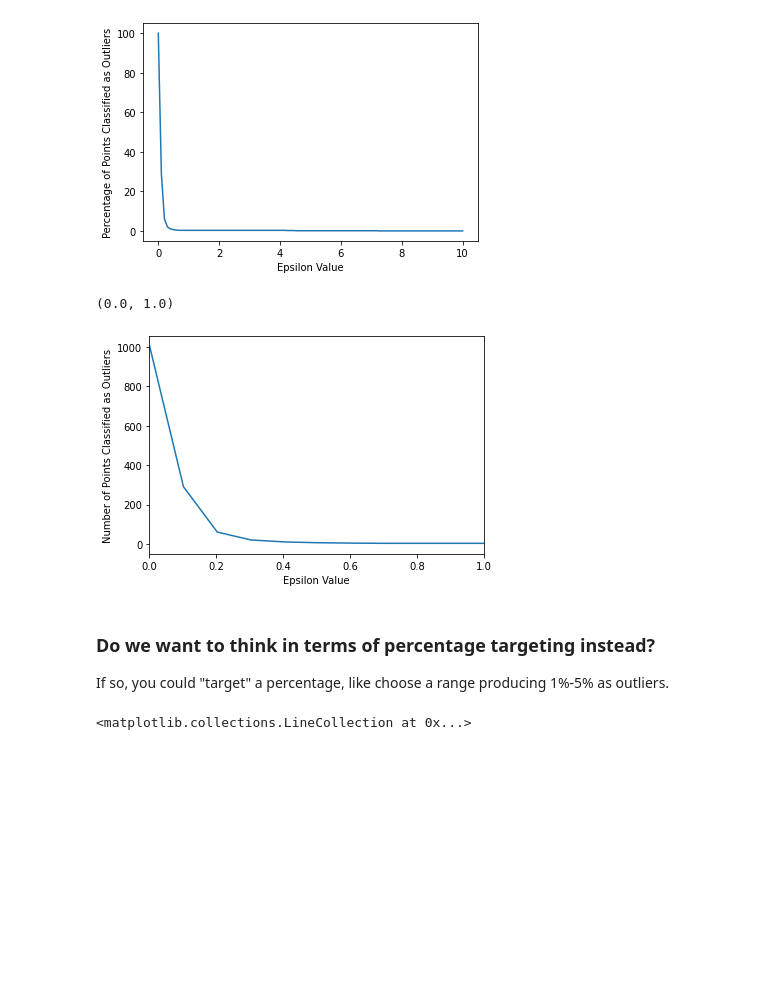
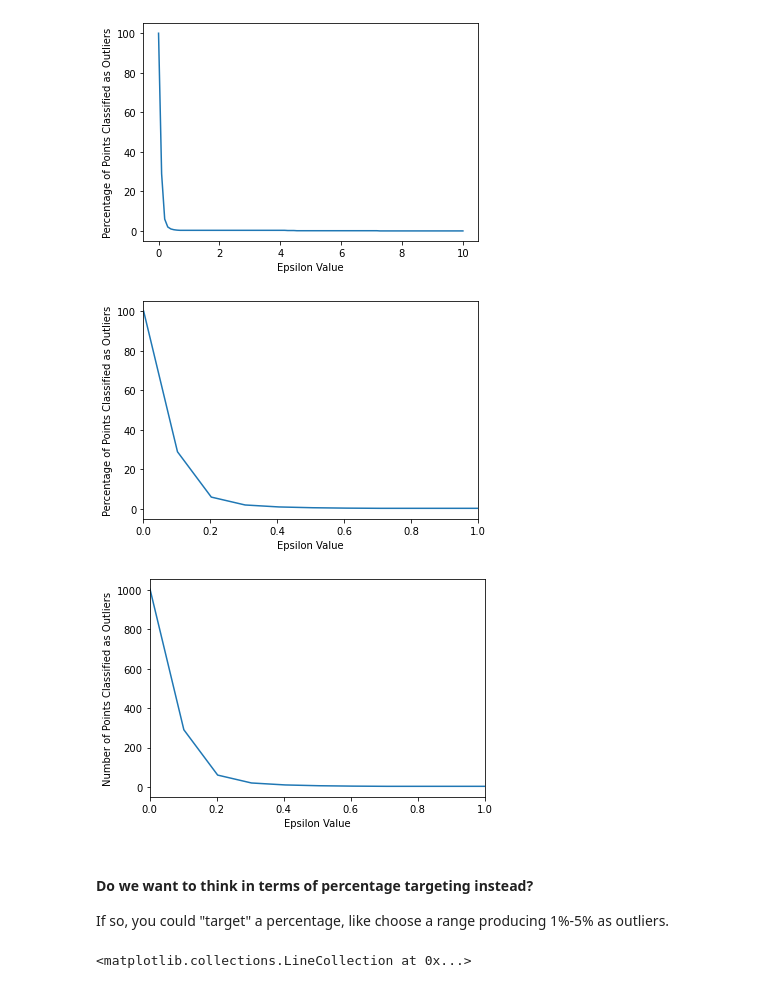
Before and after one commit to SimRey/Machine-Learning, a Jupyter notebook: Unsupervised Learning/DBSCAN/02-Hyperparameters.ipynb, the cells around one changed output. Drawn from its saved outputs; the diff is of its cells as text; code cells hidden in the pictures; blank space fills up the shorter version.

```diff
--- a/Unsupervised Learning/DBSCAN/02-Hyperparameters.ipynb
+++ b/Unsupervised Learning/DBSCAN/02-Hyperparameters.ipynb
@@ -116,16 +85,22 @@ plt.xlabel("Epsilon Value")
 # %% [output]
 Text(0.5, 0, 'Epsilon Value')
 [figure]
+# %%
+plt.plot(x_vals,outlier_percent)
+plt.ylabel("Percentage of Points Classified as Outliers")
+plt.xlabel("Epsilon Value")
+plt.xlim(0,1);
+# %% [output]
+[figure, added]
 # %%
-sns.lineplot(x=np.linspace(0.001,10,100),y=number_of_outliers)
+plt.plot(x_vals, number_of_outliers)
 plt.ylabel("Number of Points Classified as Outliers")
 plt.xlabel("Epsilon Value")
-plt.xlim(0,1)
+plt.xlim(0,1);
 # %% [output]
-(0.0, 1.0)
 [figure]
 # %% [markdown]
-### Do we want to think in terms of percentage targeting instead?
+#### Do we want to think in terms of percentage targeting instead?
 
 If so, you could "target" a percentage, like choose a range producing 1%-5% as outliers.
 # %%
```
Also changed, not shown: parts of 29 cells of this notebook, 1 other file.
